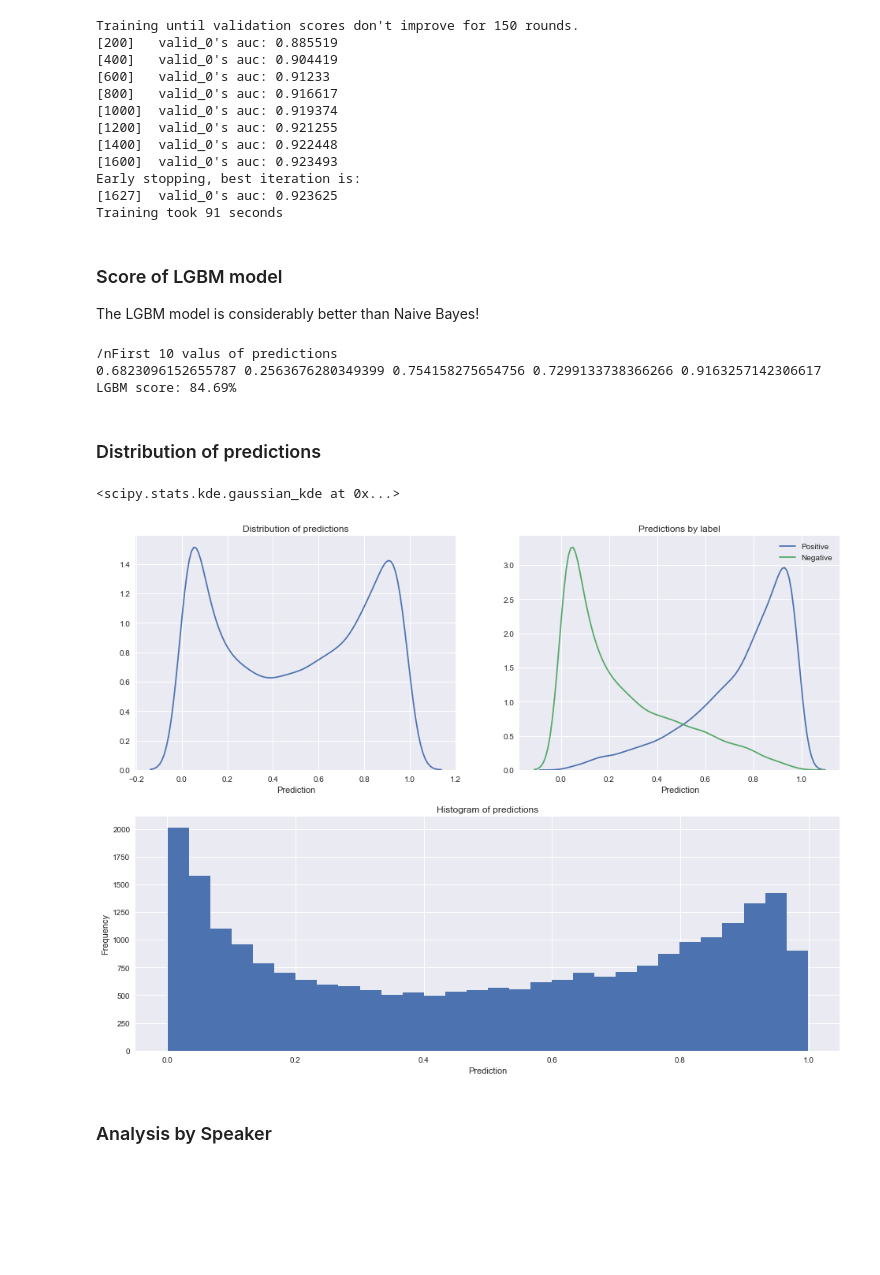
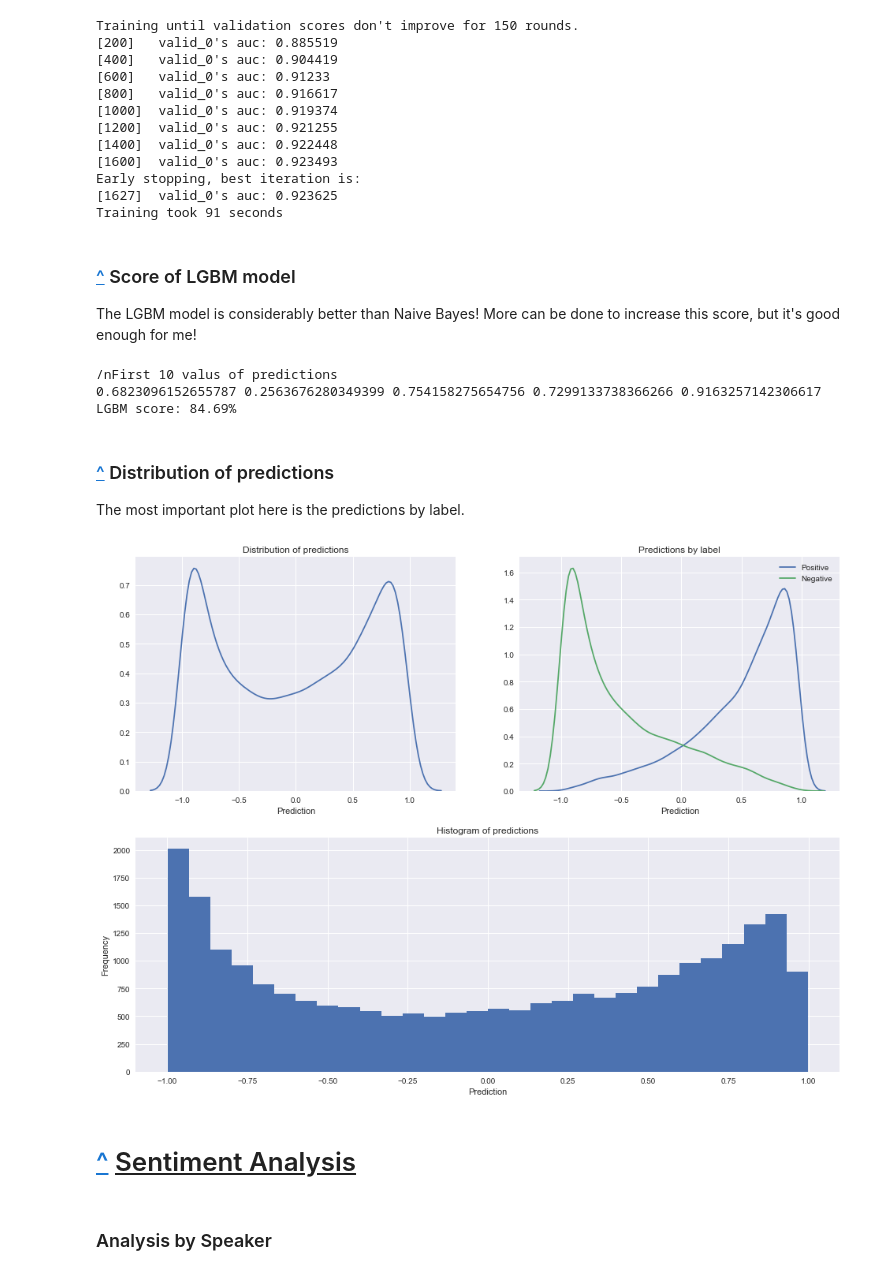
Before and after one commit to pstetz/PBS-Newshour, a Jupyter notebook: analysis.ipynb, the cells around one changed output. Drawn from its saved outputs; the diff is of its cells as text; code cells hidden in the pictures; blank space fills up the shorter version.

```diff
--- a/analysis.ipynb
+++ b/analysis.ipynb
@@ -580,9 +600,11 @@ Early stopping, best iteration is:
 [1627]  valid_0's auc: 0.923625
 Training took 91 seconds
 # %% [markdown]
-### Score of LGBM model
+<a id="lgb_score"></a>
 
-The LGBM model is considerably better than Naive Bayes!
+### [^](#toc) Score of LGBM model
+
+The LGBM model is considerably better than Naive Bayes!  More can be done to increase this score, but it's good enough for me!
 # %%
 # Predict
 predictions = lgb_model.predict(test_x)
@@ -600,45 +622,48 @@ print(f"LGBM score: {round(score * 100, 2)}%")
 /nFirst 10 valus of predictions
 0.6823096152655787 0.2563676280349399 0.754158275654756 0.7299133738366266 0.9163257142306617
 LGBM score: 84.69%
-# %% [markdown]
-### Distribution of predictions
-# %%
-from scipy.stats import gaussian_kde
-
-gaussian_kde(predictions)
-# %% [output]
-<scipy.stats.kde.gaussian_kde at 0x...>
+# %% [markdown]
+<a id="pred_dist"></a>
+
+### [^](#toc) Distribution of predictions
+
+The most important plot here is the predictions by label.
 # %%
 plt.figure(figsize=(16, 12))
 
 ### Nuanced way of creating subplots
 ax1 = plt.subplot2grid((2, 2), (0, 0))
 ax2 = plt.subplot2grid((2, 2), (0, 1))
 ax3 = plt.subplot2grid((2, 2), (1, 0), colspan=2)
 
+preds = (2 * predictions) - 1
 
 # Left plot: KDE plot of predictions
 ax1.set_title("Distribution of predictions")
 ax1.set_xlabel("Prediction")
-sns.kdeplot(predictions, ax=ax1)
+sns.kdeplot(preds, ax=ax1)
 
 # Right plot: KDE plot of predictions by label
-pos_preds = predictions[test_y[test_y == 1].index]
-neg_preds = predictions[test_y[test_y == 0].index]
+pos_preds = preds[test_y[test_y == 1].index]
+neg_preds = preds[test_y[test_y == 0].index]
 
 ax2.set_title("Predictions by label")
 ax2.set_xlabel("Prediction")
 sns.kdeplot(pos_preds, label="Positive", ax=ax2)
 sns.kdeplot(neg_preds, label="Negative", ax=ax2)
 
 
 # Right plot: Histogram plot
 ax3.set_title("Histogram of predictions")
 ax3.set_xlabel("Prediction")
-pd.DataFrame(predictions).plot(kind="hist", bins=30, ax=ax3)
+pd.DataFrame(preds).plot(kind="hist", bins=30, ax=ax3)
 ax3.legend_.remove();
 # %% [output]
-[figure, old version]
+[figure, new version]
+# %% [markdown]
+<a id="sent_analysis"></a>
+
+# [^](#toc) <u>Sentiment Analysis</u>
 # %% [markdown]
 ### Analysis by Speaker
 # %%
```
Also changed, not shown: parts of 9 cells of this notebook.
